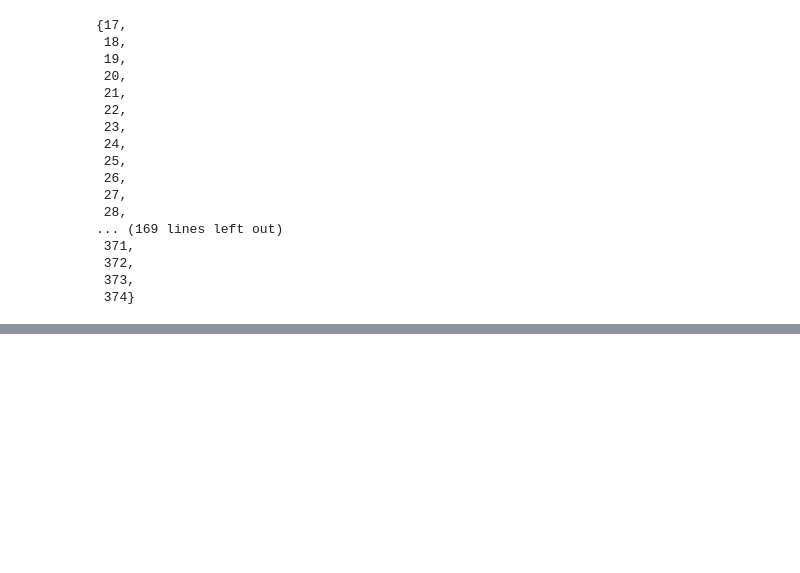
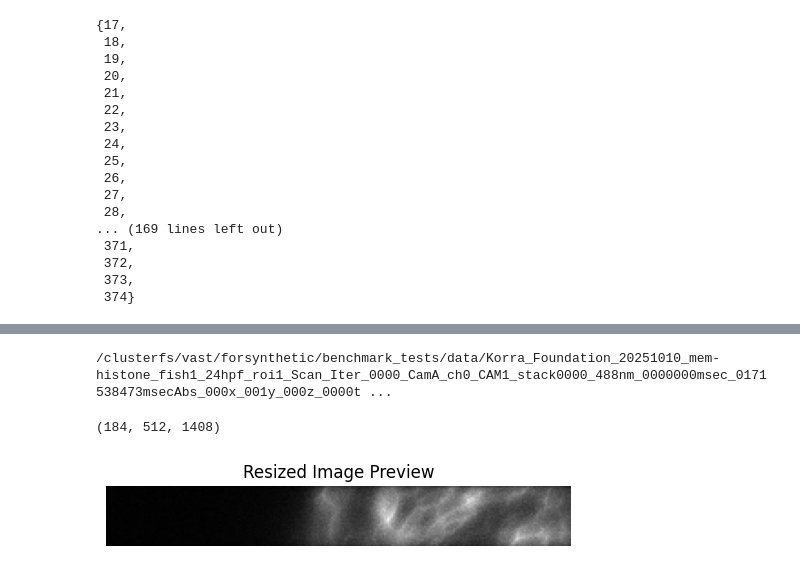
Before and after one commit to Panzax/segmentation_case_study, a Jupyter notebook: notebooks/scratch.ipynb, the cells around one changed output, grey strips where cells are left out. Saved outputs shown, nothing was run; the diff lists cells and outputs as text; code cells hidden in the pictures; blank space fills up the shorter version.

```diff
--- a/notebooks/scratch.ipynb
+++ b/notebooks/scratch.ipynb
@@ -202,0 +337,64 @@ set(volume_ids.tolist())
+# %%
+import glob
+
+# Pattern based on your bash example
+pattern = "/clusterfs/vast/forsynthetic/benchmark_tests/data/*20251010*fish1*24hpf*roi1*000x_001y_000z*.tif"
+# Note: glob.glob with recursive=True will search all subdirectories (**)
+found_files = glob.glob(pattern, recursive=True)
+
+# Show up to first 3 matches (like 'head -3')
+for f in found_files[:3]:
+    print(f)
+# %% [output]
+/clusterfs/vast/forsynthetic/benchmark_tests/data/Korra_Foundation_20251010_mem-histone_fish1_24hpf_roi1_Scan_Iter_0000_CamA_ch0_CAM1_stack0000_488nm_0000000msec_0171538473msecAbs_000x_001y_000z_0000t ...
+# %%
+import matplotlib.pyplot as plt
+import tifffile
+from skimage.transform import resize
+img_name = "Scan_Iter_0000_0000_0000_0000_0000_0000_0000_0000_0000_0000_CamA_ch0_CAM1_stack0000_488nm_0000000msec_0793617967msecAbs_000x_005y_002z_0000t.tif"
+real_path = f"/clusterfs/vast/forsynthetic/benchmark_tests/{img_name}"
+synth_path = f"/clusterfs/vast/forsynthetic/benchmark_tests/synthetic_tests/synthetic_data_tif/{img_name}"
+label_path = f"/clusterfs/vast/forsynthetic/benchmark_tests/synthetic_tests/masks/{img_name}"
+xmin, xmax = 239, 1647
+ymin, ymax = 0, 512
+zmin, zmax = 0, 184
+# %%
+img = tifffile.imread(synth_path)
+img = img[zmin:zmax, ymin:ymax, xmin:xmax]
+print(img.shape)
+# take the middle z slice
+# img = img[img.shape[0] // 2]
+# take the middle y slice
+img = img[:, img.shape[1] // 2]
+# Choose a reasonable display size, e.g., 256x256 for 2D, keeping aspect ratio
+target_shape = (256, 256)
+if img.ndim == 2:
+    factor_0 = target_shape[0] / img.shape[0]
+    factor_1 = target_shape[1] / img.shape[1]
+    target_shape = (
+        int(img.shape[0] * min(factor_0, factor_1)),
+        int(img.shape[1] * min(factor_0, factor_1))
+    )
+    img_resized = resize(img, target_shape, order=0, preserve_range=True, anti_aliasing=False).astype(img.dtype)
+elif img.ndim == 3:
+    # For 3D, show the middle slice
+    slice_idx = img.shape[0] // 2
+    img2d = img[slice_idx]
+    factor_0 = target_shape[0] / img2d.shape[0]
+    factor_1 = target_shape[1] / img2d.shape[1]
+    target_shape = (
+        int(img2d.shape[0] * min(factor_0, factor_1)),
+        int(img2d.shape[1] * min(factor_0, factor_1))
+    )
+    img_resized = resize(img2d, target_shape, order=0, preserve_range=True, anti_aliasing=False).astype(img2d.dtype)
+else:
+    img_resized = img  # fallback, no resizing
+
+plt.figure(figsize=(6, 6))
+plt.imshow(img_resized, cmap='gray')
+plt.title("Resized Image Preview")
+plt.axis('off')
+plt.show()
+# %% [output]
+(184, 512, 1408)
+[figure, added]
```
Also changed, not shown: parts of 14 cells of this notebook.
